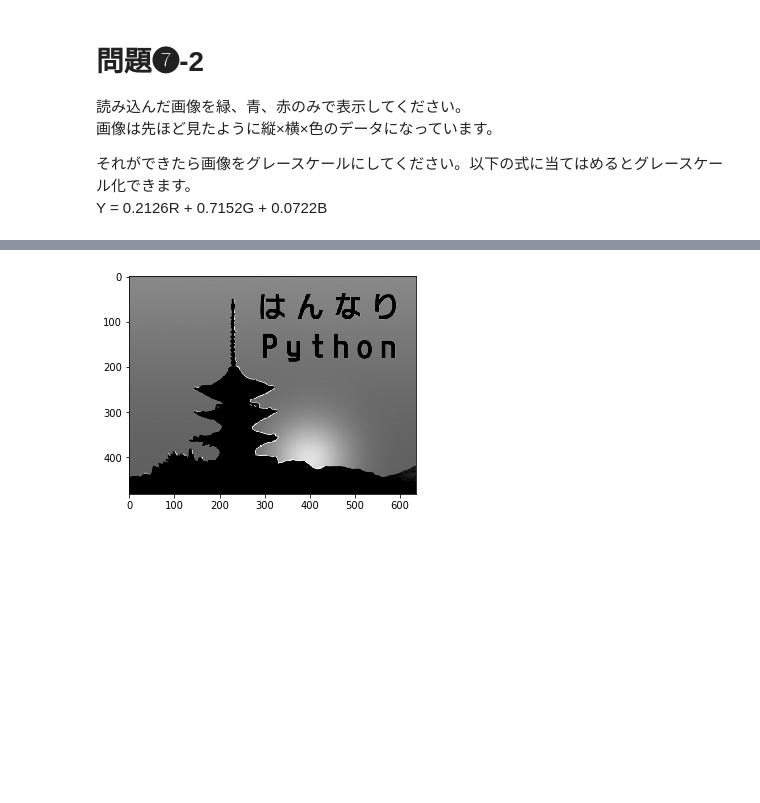
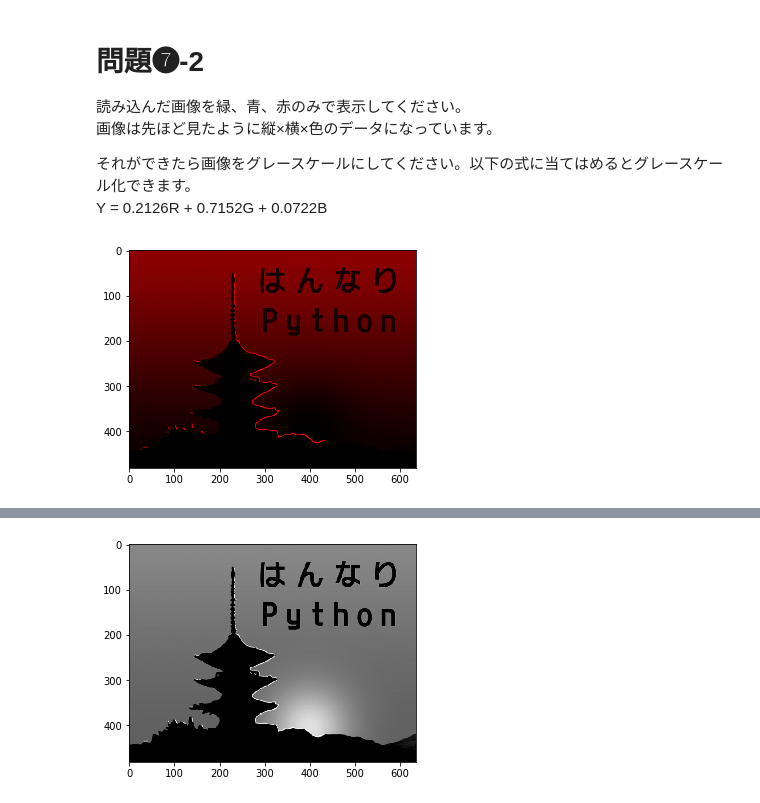
Before and after one commit to hannari-python/hanpy-dojo, a Jupyter notebook: hanpy0117.ipynb, the cells around one changed output, grey strips where cells are left out. Drawn from its saved outputs; the diff is of its cells as text; code cells hidden in the pictures; blank space fills up the shorter version.

```diff
--- a/hanpy0117.ipynb
+++ b/hanpy0117.ipynb
@@ -240,3 +240,9 @@ im4.shape
 
 それができたら画像をグレースケールにしてください。以下の式に当てはめるとグレースケール化できます。
 Y = 0.2126R + 0.7152G + 0.0722B
+# %%
+im3_R = im3.copy()
+im3_R[:,:,(1,2)] = 0 # (1,2)=(G,B)を0(黒)にする
+plt.imshow(im3_R);
+# %% [output]
+[figure, added]
```
Also changed, not shown: parts of 2 cells of this notebook.
